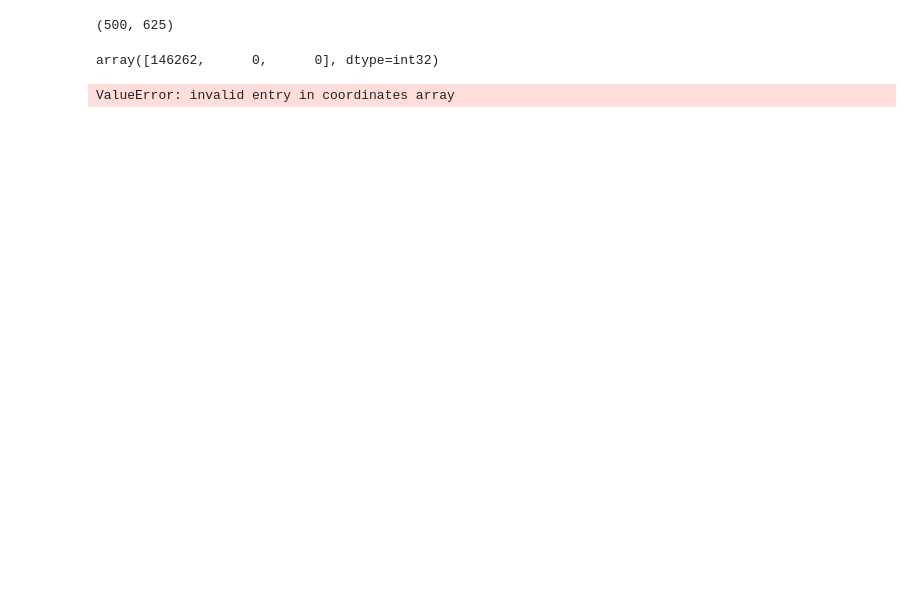
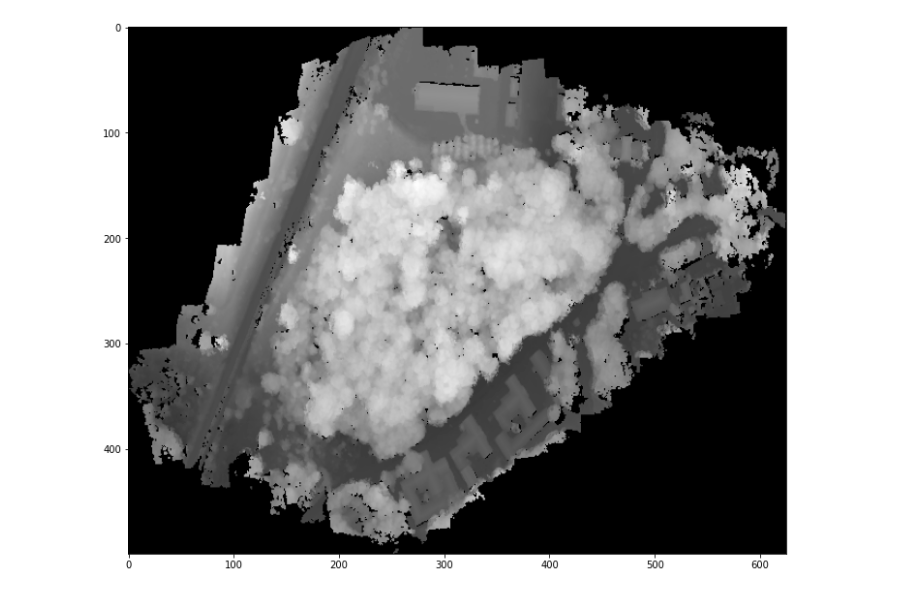
Before and after one commit to anlutfi/SCC5830_final, a Jupyter notebook: pointcloud.ipynb, the cells around one changed output. Drawn from its saved outputs; the diff is of its cells as text; code cells hidden in the pictures; blank space fills up the shorter version.

Commit message:
generating depth map and refactoring

```diff
--- a/pointcloud.ipynb
+++ b/pointcloud.ipynb
@@ -28,5 +29,5 @@ from morph_texture import normalize
 # %%
-pc_data_dir = '/media/antonio/Ubuntail/Dropbox/education/phd/courses/processamento_imagens/assignments/final/pyodm/entwine_pointcloud/ept-data/'
+pc_data_dir = '/media/antonio/Ubuntail/Dropbox/education/phd/courses/processamento_imagens/assignments/final/pyodm/entwine_pointcloud/ept-data'
 # %%
 points = None
 for fname in listdir(pc_data_dir):
@@ -85,12 +55,6 @@ dm = points_to_image(points, (500, 625))
-# %%
-dm.shape
-# %% [output]
-(500, 625)
-# %%
-points[5449935]
-# %% [output]
-array([146262,      0,      0], dtype=int32)
-# %%
-img = points_to_image(points[:, 0], points[:, 1], points[:, 2], (500, 625))
-# %% [output]
-ValueError: invalid entry in coordinates array
+# %%
+depth_map = get_depth_map(pc_data_dir, (500, 625))
+# %%
+show(depth_map)
+# %% [output]
+[figure, added]
```
Also changed, not shown: parts of 21 cells of this notebook.
